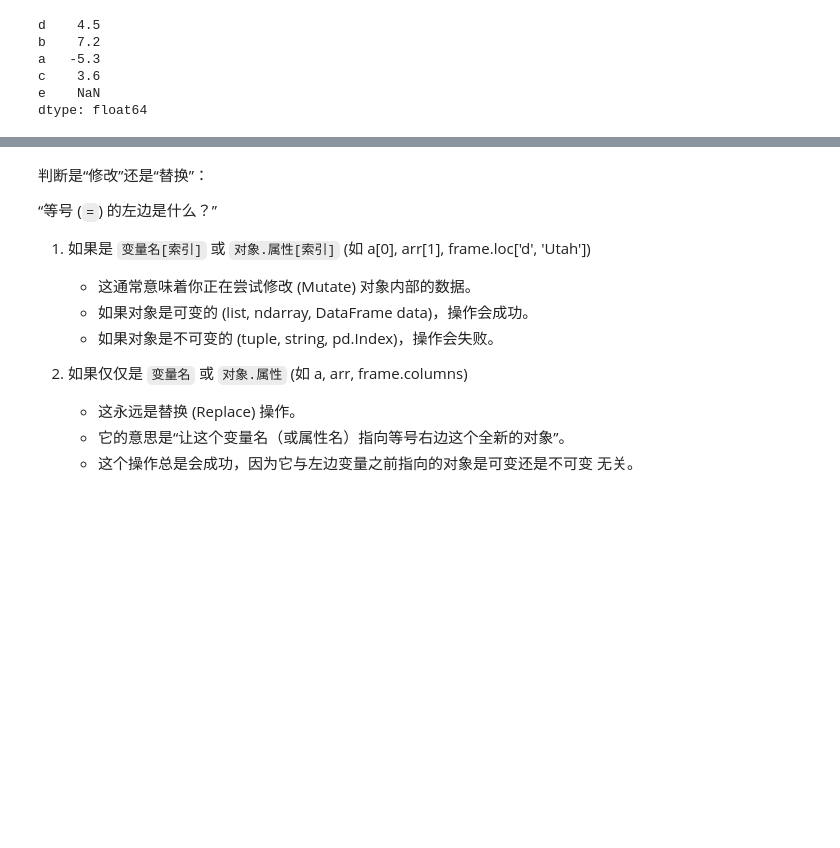
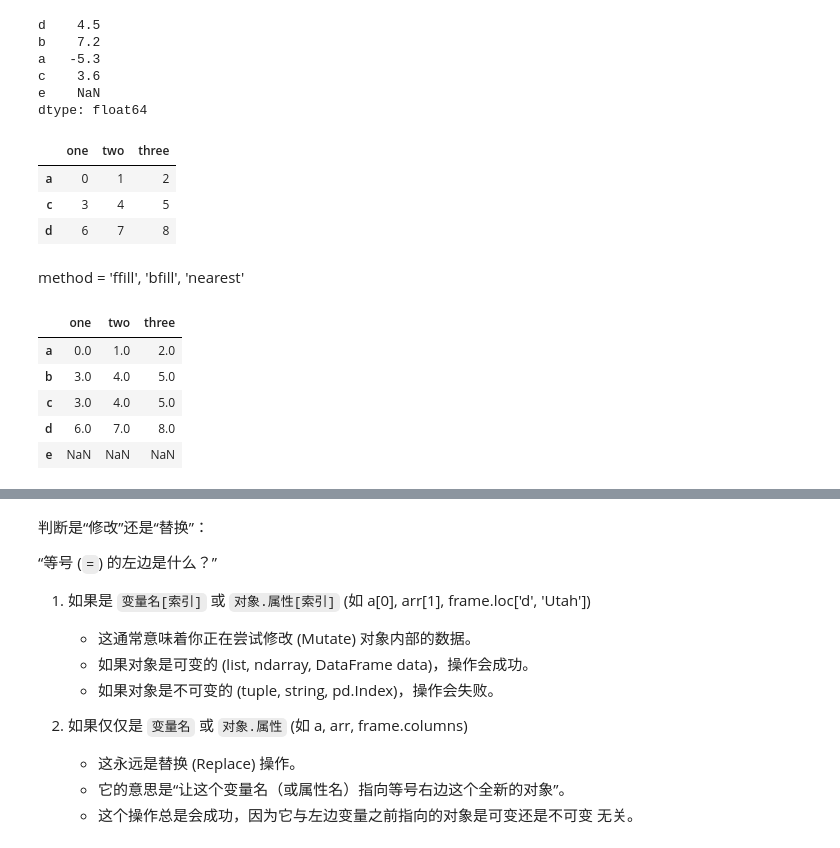
Before and after one commit to d0m999/python-basics-for-quant-trading, a Jupyter notebook: 5-start-pandas.ipynb, the cells around one changed output, grey strips where cells are left out. Cells and saved outputs as stored; diff of their text form; code cells hidden in the pictures; blank space fills up the shorter version.

```diff
--- a/5-start-pandas.ipynb
+++ b/5-start-pandas.ipynb
@@ -546,3 +546,24 @@ a   -5.3
 c    3.6
 e    NaN
 dtype: float64
+# %%
+df_index = pd.DataFrame(np.arange(9).reshape((3, 3)),
+                        index=['a', 'c', 'd'],
+                        columns=['one', 'two', 'three'])
+df_index
+# %% [output]
+|  | one | two | three |
+| a | 0 | 1 | 2 |
+| c | 3 | 4 | 5 |
+| d | 6 | 7 | 8 |
+# %% [markdown]
+method = 'ffill', 'bfill', 'nearest'
+# %%
+df_index.reindex(index=['a', 'b', 'c', 'd', 'e'], method='bfill') # backfill
+# %% [output]
+|  | one | two | three |
+| a | 0.0 | 1.0 | 2.0 |
+| b | 3.0 | 4.0 | 5.0 |
+| c | 3.0 | 4.0 | 5.0 |
+| d | 6.0 | 7.0 | 8.0 |
+| e | NaN | NaN | NaN |
```
Also changed, not shown: parts of 14 cells of this notebook.
